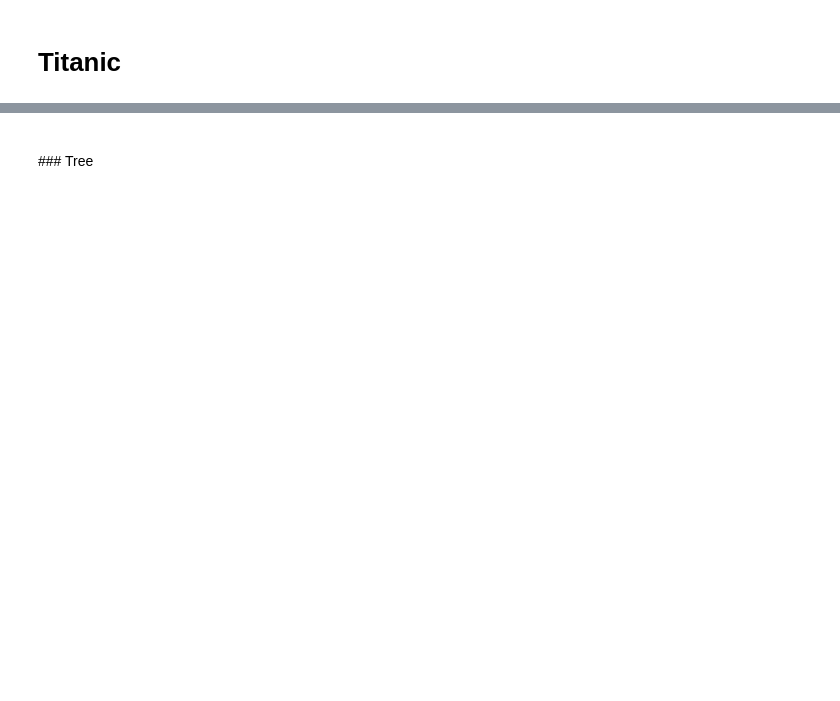
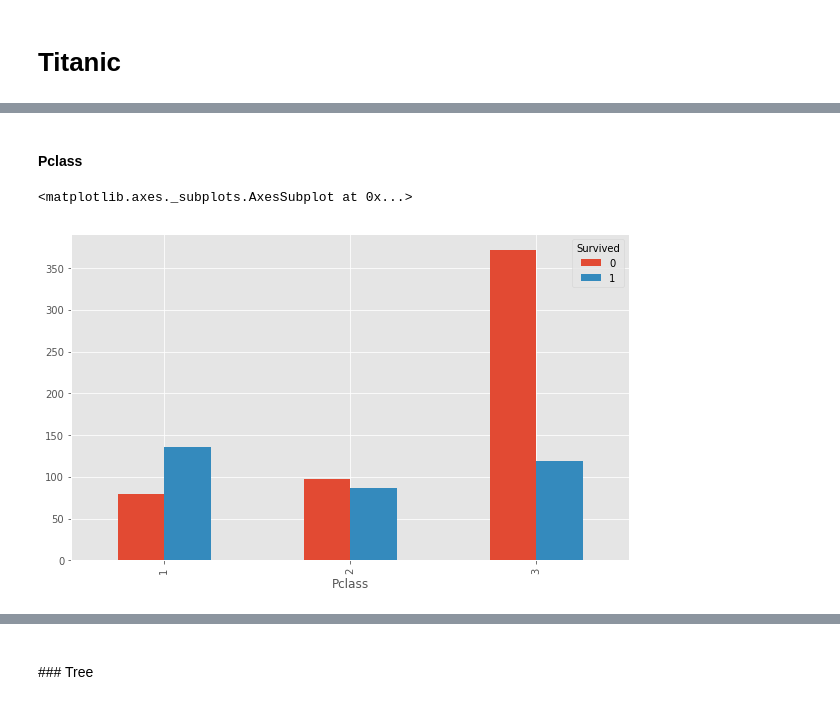
Before and after one commit to bethtseng/titanic, a Jupyter notebook: titanic.ipynb, the cells around one changed output, grey strips where cells are left out. Saved outputs shown, nothing was run; the diff lists cells and outputs as text; code cells hidden in the pictures; blank space fills up the shorter version.

```diff
--- a/titanic.ipynb
+++ b/titanic.ipynb
@@ -73,0 +67,9 @@ df, replace_value = preprocessing(train.copy(), explore_feature)
+# %% [markdown]
+<br>
+<b> Pclass
+# %%
+df_pclass = crosstab(df['Pclass'], df['Survived'])
+df_pclass.plot(kind='bar', figsize=(10,6))
+# %% [output]
+<matplotlib.axes._subplots.AxesSubplot at 0x...>
+[figure, added]
```
Also changed, not shown: parts of 30 cells of this notebook, 1 other file.
